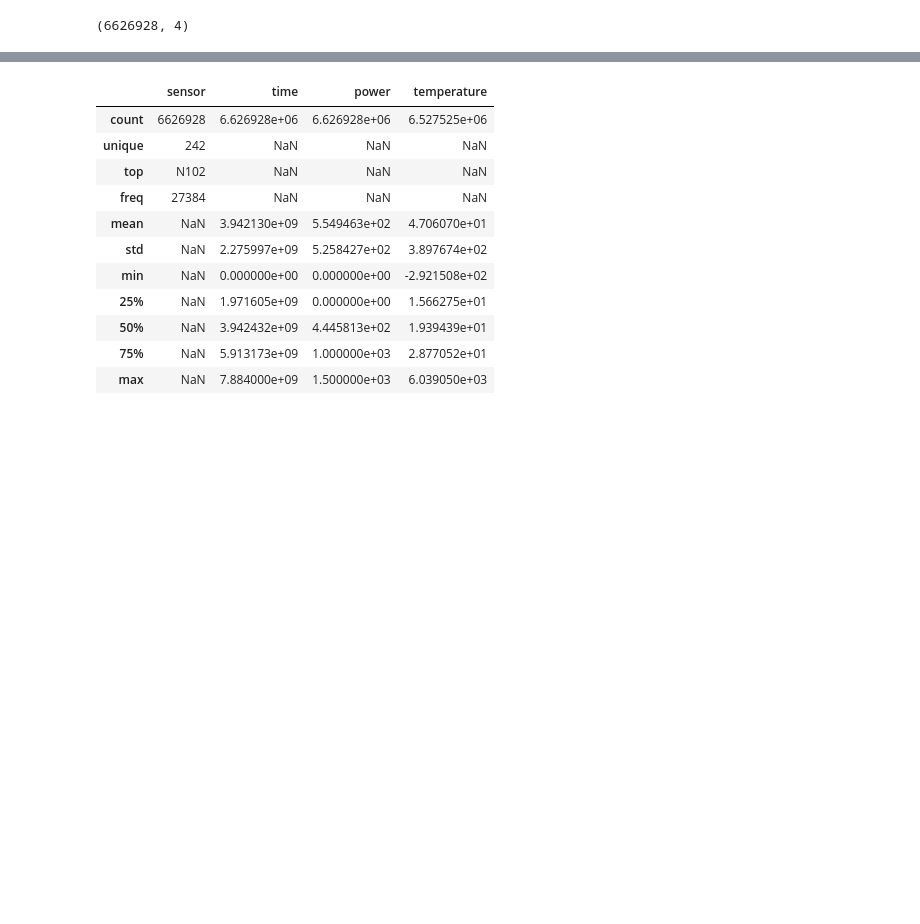
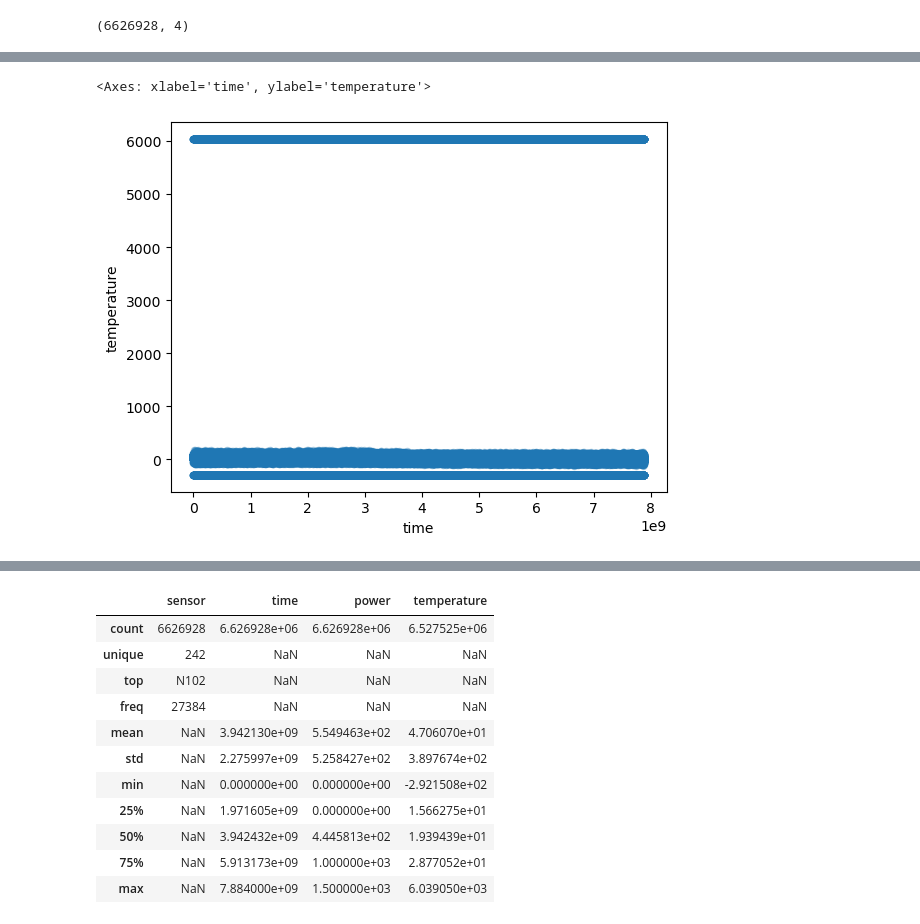
Before and after one commit to alicebeast/FinalProject_ML, a Jupyter notebook: projetdeAliceBG.ipynb, the cells around one changed output, grey strips where cells are left out. Saved outputs shown, nothing was run; the diff lists cells and outputs as text; code cells hidden in the pictures; blank space fills up the shorter version.

```diff
--- a/projetdeAliceBG.ipynb
+++ b/projetdeAliceBG.ipynb
@@ -40,4 +46,7 @@ train.shape
 # %%
-#train.plot(kind='scatter', x='time', y='temperature', alpha=0.3)
+train.plot(kind='scatter', x='time', y='temperature', alpha=0.3)
+# %% [output]
+<Axes: xlabel='time', ylabel='temperature'>
+[figure, added]
 # %%
 #view of possible outliers --> here we see two 'bad' sensors
```
Also changed, not shown: parts of 16 cells of this notebook.
